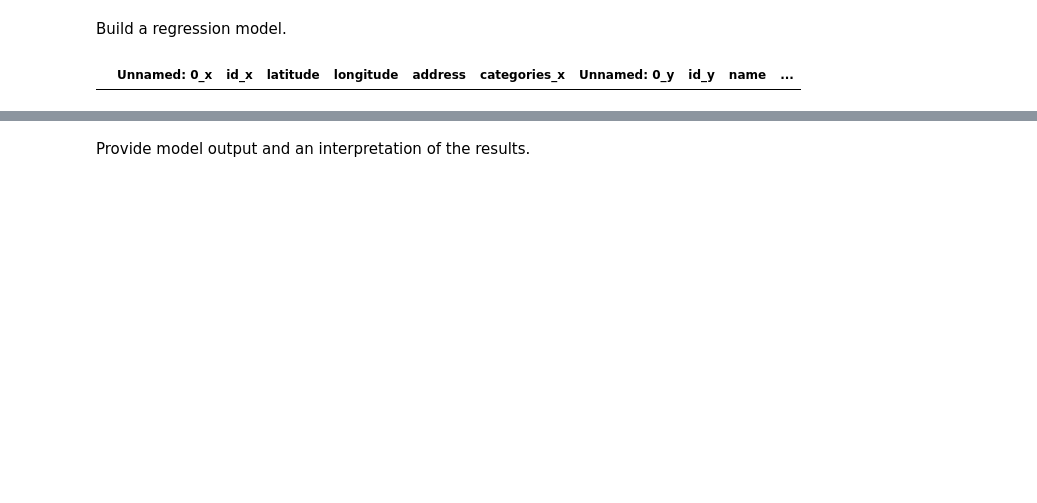
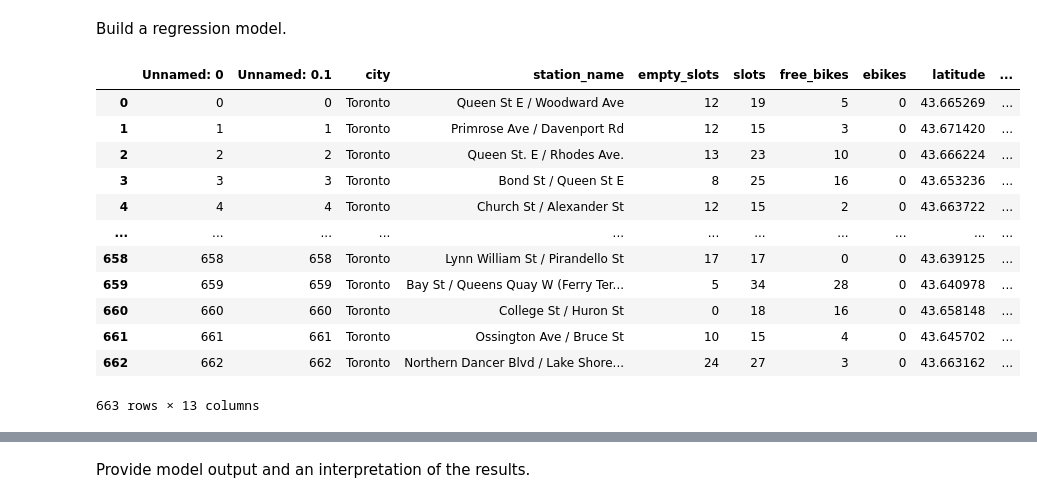
Before and after one commit to maybester/Statistical-Modelling-with-Python, a Jupyter notebook: notebooks/model_building.ipynb, the cells around one changed output, grey strips where cells are left out. Saved outputs shown, nothing was run; the diff lists cells and outputs as text; code cells hidden in the pictures; blank space fills up the shorter version.

```diff
--- a/notebooks/model_building.ipynb
+++ b/notebooks/model_building.ipynb
@@ -10,5 +9,17 @@ yelp_df = pd.read_csv('yelp_info.tsv', sep='\t')
-# %%
-merged_data = foursqur_df.merge(yelp_df, on=['latitude','longitude','address'])
-merged_data.head()
-# %% [output]
-|  | Unnamed: 0_x | id_x | latitude | longitude | address | categories_x | Unnamed: 0_y | id_y | name | ... |
+# %%
+df = pd.read_csv('poi_count.tsv', sep='\t')
+df
+# %% [output]
+|  | Unnamed: 0 | Unnamed: 0.1 | city | station_name | empty_slots | slots | free_bikes | ebikes | latitude | ... |
+| 0 | 0 | 0 | Toronto | Queen St E / Woodward Ave | 12 | 19 | 5 | 0 | 43.665269 | ... |
+| 1 | 1 | 1 | Toronto | Primrose Ave / Davenport Rd | 12 | 15 | 3 | 0 | 43.671420 | ... |
+| 2 | 2 | 2 | Toronto | Queen St. E / Rhodes Ave. | 13 | 23 | 10 | 0 | 43.666224 | ... |
+| 3 | 3 | 3 | Toronto | Bond St / Queen St E | 8 | 25 | 16 | 0 | 43.653236 | ... |
+| 4 | 4 | 4 | Toronto | Church St / Alexander St | 12 | 15 | 2 | 0 | 43.663722 | ... |
+| ... | ... | ... | ... | ... | ... | ... | ... | ... | ... | ... |
+| 658 | 658 | 658 | Toronto | Lynn William St / Pirandello St | 17 | 17 | 0 | 0 | 43.639125 | ... |
+| 659 | 659 | 659 | Toronto | Bay St / Queens Quay W (Ferry Ter... | 5 | 34 | 28 | 0 | 43.640978 | ... |
+| 660 | 660 | 660 | Toronto | College St / Huron St | 0 | 18 | 16 | 0 | 43.658148 | ... |
+| 661 | 661 | 661 | Toronto | Ossington Ave / Bruce St | 10 | 15 | 4 | 0 | 43.645702 | ... |
+| 662 | 662 | 662 | Toronto | Northern Dancer Blvd / Lake Shore... | 24 | 27 | 3 | 0 | 43.663162 | ... |
+663 rows × 13 columns
```
Also changed, not shown: parts of 18 cells of this notebook.
